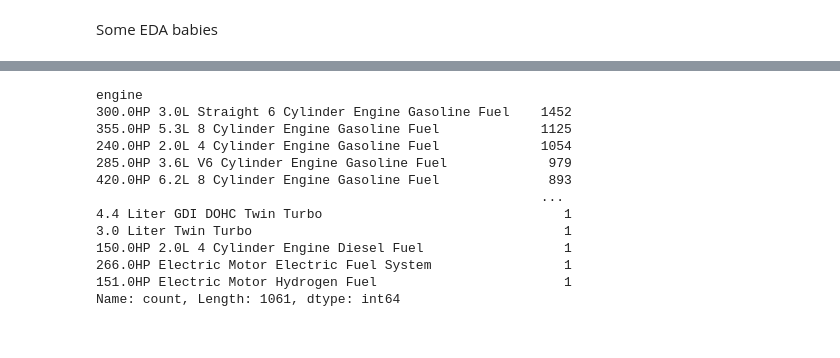
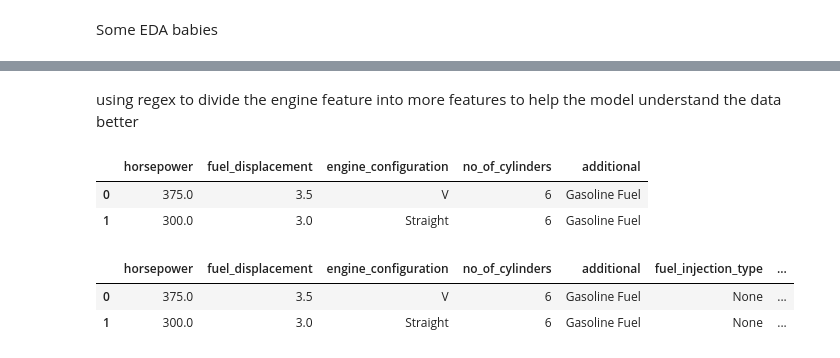
Before and after one commit to i-am-christy/KaggleX-assessment, a Jupyter notebook: kaggleX.ipynb, the cells around one changed output, grey strips where cells are left out. Cells and saved outputs as stored; diff of their text form; code cells hidden in the pictures.

Commit message:
made some regex changes

```diff
--- a/kaggleX.ipynb
+++ b/kaggleX.ipynb
@@ -21,6 +22,6 @@ import matplotlib.pyplot as plt
 # %%
 #reading thre training data
-train = pd.read_csv("train_copy.csv")
+train = pd.read_csv("train.csv")
 train.head(2)
 # %% [output]
 |  | id | brand | model | model_year | milage | fuel_type | engine | transmission | ext_col | int_col | ... |
@@ -147,17 +147,0 @@ horsepower <br/>cylinder volume <br/>fuel type<br/>engine type<br/>cranshaft con
-# %%
-#check the enine column
-train['engine'].value_counts()
-# %% [output]
-engine
-300.0HP 3.0L Straight 6 Cylinder Engine Gasoline Fuel    1452
-355.0HP 5.3L 8 Cylinder Engine Gasoline Fuel             1125
-240.0HP 2.0L 4 Cylinder Engine Gasoline Fuel             1054
-285.0HP 3.6L V6 Cylinder Engine Gasoline Fuel             979
-420.0HP 6.2L 8 Cylinder Engine Gasoline Fuel              893
-                                                         ...
-4.4 Liter GDI DOHC Twin Turbo                               1
-3.0 Liter Twin Turbo                                        1
-150.0HP 2.0L 4 Cylinder Engine Diesel Fuel                  1
-266.0HP Electric Motor Electric Fuel System                 1
-151.0HP Electric Motor Hydrogen Fuel                        1
-Name: count, Length: 1061, dtype: int64
@@ -166,0 +148,2 @@ Name: count, Length: 1061, dtype: int64
+# %% [markdown]
+using regex to divide the engine feature into more features to help the model understand the data better
@@ -166,0 +163,45 @@ Name: count, Length: 1061, dtype: int64
+# %%
+# Define additional feature patterns
+feature_patterns = {
+        'fuel_injection_type': r'\b(GDI|PDI|MPI|HCCI|CIS|EFI|CRDI|DI|SFI|MPFI|PFITBI|SPU|PFI|GTDI)\b',
+        'crankshaft_configuration': r'\b(DOHC|SOHC|OHV|VVT|VVL)\b',
+        'turbo_charging': r'\b(Turbo|Twin Turbo|Electric Turbo|Sequential Turbo)\b',
+        'number_of_valves': r'\b(\d+V)\b',
+    }
+# Function to parse additional descriptors
+def parse_additional(additional, feature_patterns):
+    features = {}
+    for feature, fp in feature_patterns.items():
+        match = re.search(fp, additional, re.IGNORECASE)
+        if match:
+            features[feature] = match.group(0)
+
+    return features
+# %%
+# Extract components and store them in a list of dictionaries
+extracted_data = []
+for engine in engine_data:
+    match = pattern.search(engine)
+    if match:
+        data = match.groupdict()
+        additional_features = parse_additional(data['additional'], feature_patterns)
+        data.update(additional_features)
+        extracted_data.append(data)
+
+# Convert to a DataFrame
+df = pd.DataFrame(extracted_data)
+
+# Display the DataFrame
+df.head(2)
+# %% [output]
+|  | horsepower | fuel_displacement | engine_configuration | no_of_cylinders | additional |
+| 0 | 375.0 | 3.5 | V | 6 | Gasoline Fuel |
+| 1 | 300.0 | 3.0 | Straight | 6 | Gasoline Fuel |
+# %%
+#adding the fuel type column
+df['fuel_type'] = train['fuel_type']
+df.head(2)
+# %% [output]
+|  | horsepower | fuel_displacement | engine_configuration | no_of_cylinders | additional | fuel_injection_type | ... |
+| 0 | 375.0 | 3.5 | V | 6 | Gasoline Fuel | None | ... |
+| 1 | 300.0 | 3.0 | Straight | 6 | Gasoline Fuel | None | ... |
```
Also changed, not shown: parts of 17 cells of this notebook, 1 other file.
